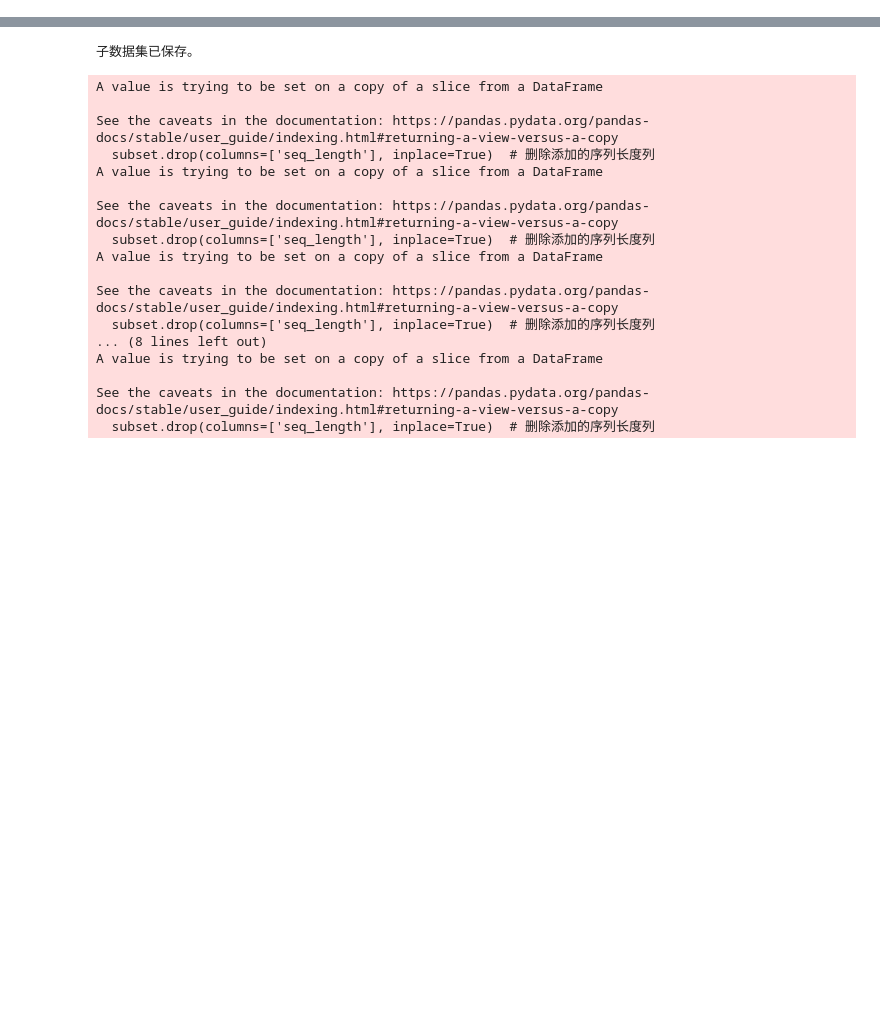
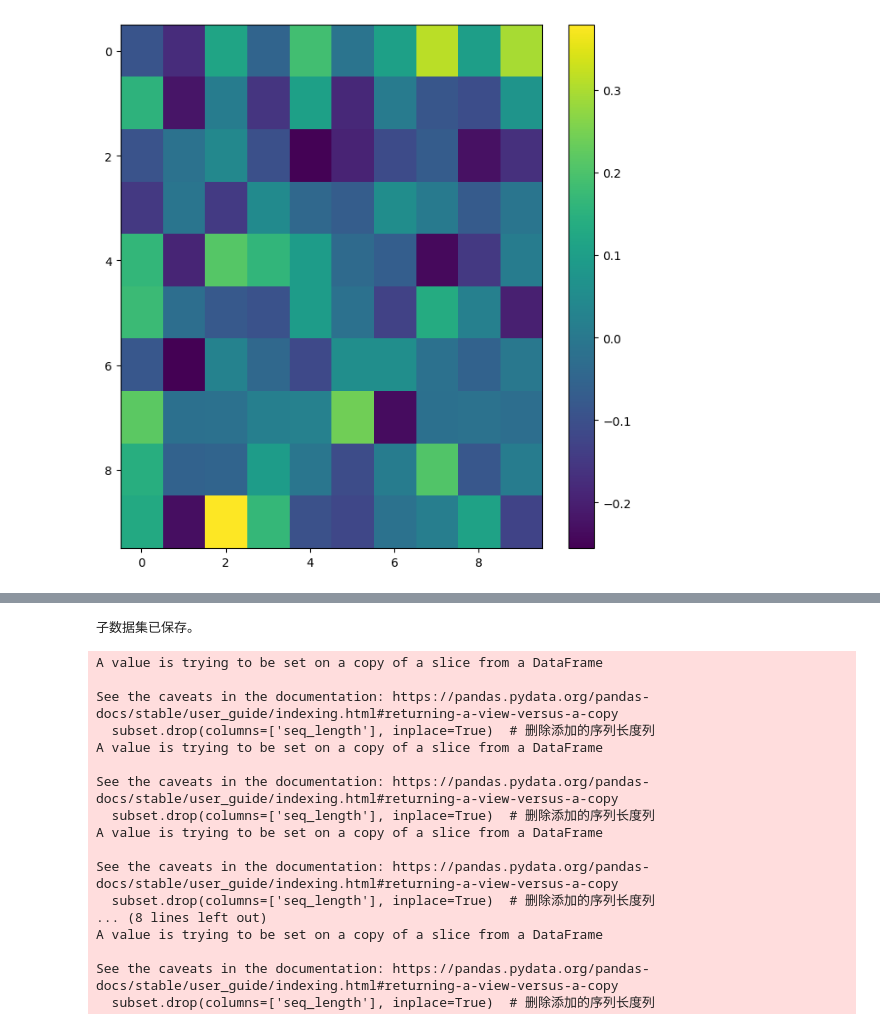
Before and after one commit to asaander719/SSLRec, a Jupyter notebook: model_analysis.ipynb, the cells around one changed output, grey strips where cells are left out. Cells and saved outputs as stored; diff of their text form; code cells hidden in the pictures; blank space fills up the shorter version.

```diff
--- a/model_analysis.ipynb
+++ b/model_analysis.ipynb
@@ -0,0 +21,25 @@
+# %%
+import matplotlib.pyplot as plt
+import seaborn as sns
+import numpy as np
+import torch
+
+pretrain_path = "/home/asaliao/SSLRec/checkpoint/bert4rec/bert4rec-sports-1710580531.pth"
+model = torch.load(pretrain_path)
+# model.load_state_dict()
+
+# average_attention_weights = np.mean(model['transformer_layers.0.attention.output_linear.weight'])#, axis=1)
+
+# attention_weights = model['transformer_layers.0.attention.linear_layers.1.weight'][-10:, -10:].cpu().numpy()
+attention_weights = model['transformer_layers.1.attention.output_linear.weight'][-10:, -10:].cpu().numpy()
+# 绘制热力图
+plt.figure(figsize=(8, 8))
+plt.imshow(attention_weights, cmap='viridis', aspect='auto', interpolation='nearest')
+# plt.imshow(attention_weights, cmap='hot', interpolation='nearest')
+plt.colorbar()
+# plt.xlabel('Output Dimension')
+# plt.ylabel('Input Dimension')
+# plt.title('Attention Weights of First Attention Layer')
+plt.show()
+# %% [output]
+[figure, added]
```
Also changed, not shown: parts of 3 cells of this notebook, 7 other files.
